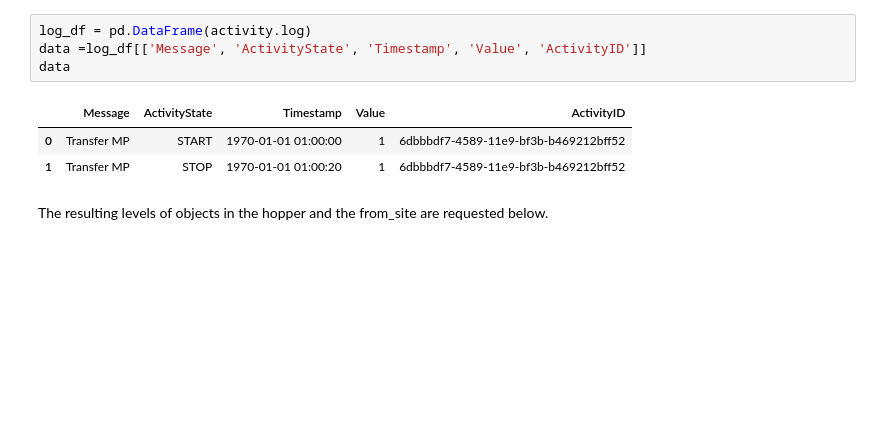
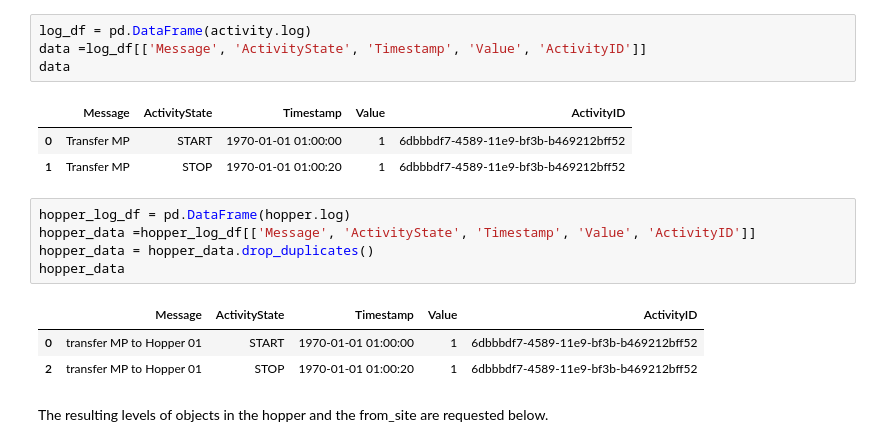
Before and after one commit to TUDelft-CITG/OpenCLSim, a Jupyter notebook: openclsim/notebooks/06_MultiContainer.ipynb, the cells around one changed output. Saved outputs shown, nothing was run; the diff lists cells and outputs as text; blank space fills up the shorter version.

```diff
--- a/openclsim/notebooks/06_MultiContainer.ipynb
+++ b/openclsim/notebooks/06_MultiContainer.ipynb
@@ -151,6 +134,15 @@ data
 |  | Message | ActivityState | Timestamp | Value | ActivityID |
 | 0 | Transfer MP | START | 1970-01-01 01:00:00 | 1 | 6dbbbdf7-4589-11e9-bf3b-b469212bff52 |
 | 1 | Transfer MP | STOP | 1970-01-01 01:00:20 | 1 | 6dbbbdf7-4589-11e9-bf3b-b469212bff52 |
+# %%
+hopper_log_df = pd.DataFrame(hopper.log)
+hopper_data =hopper_log_df[['Message', 'ActivityState', 'Timestamp', 'Value', 'ActivityID']]
+hopper_data = hopper_data.drop_duplicates()
+hopper_data
+# %% [output]
+|  | Message | ActivityState | Timestamp | Value | ActivityID |
+| 0 | transfer MP to Hopper 01 | START | 1970-01-01 01:00:00 | 1 | 6dbbbdf7-4589-11e9-bf3b-b469212bff52 |
+| 2 | transfer MP to Hopper 01 | STOP | 1970-01-01 01:00:20 | 1 | 6dbbbdf7-4589-11e9-bf3b-b469212bff52 |
 # %% [markdown]
 The resulting levels of objects in the hopper and the from_site are requested below.
 # %%
```
Also changed, not shown: parts of 2 cells of this notebook, 4 other files.
